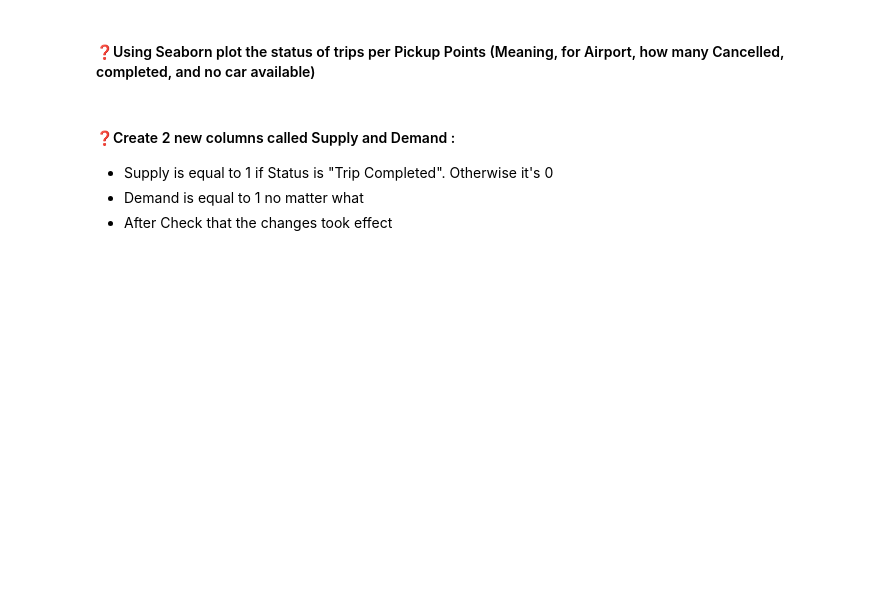
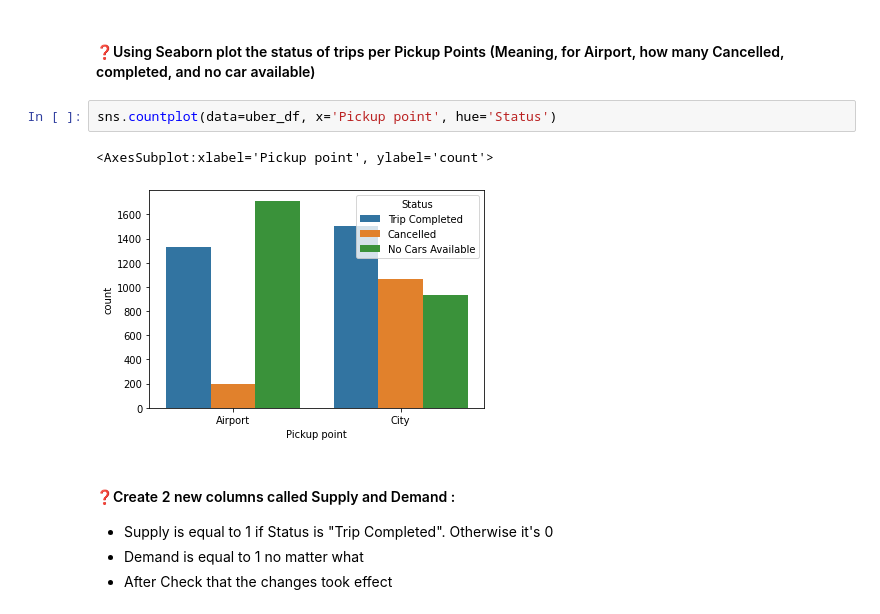
Before and after one commit to Campano/data-analysis, a Jupyter notebook: Uber_Noe_Airports.ipynb, the cells around one changed output. Drawn from its saved outputs; the diff is of its cells as text; blank space fills up the shorter version.

```diff
--- a/Uber_Noe_Airports.ipynb
+++ b/Uber_Noe_Airports.ipynb
@@ -26,5 +101,10 @@ uber_df = pd.read_csv('data/uber_requests.csv')
 # %% [markdown]
 #### ❓Using Seaborn plot the status of trips per Pickup Points (Meaning, for Airport, how many Cancelled, completed, and no car available)
+# %%
+sns.countplot(data=uber_df, x='Pickup point', hue='Status')
+# %% [output]
+<AxesSubplot:xlabel='Pickup point', ylabel='count'>
+[figure, added]
 # %% [markdown]
 #### ❓Create 2 new columns called Supply and Demand :
 * Supply is equal to 1 if Status is "Trip Completed". Otherwise it's 0
```
Also changed, not shown: parts of 19 cells of this notebook, 4 other files.
